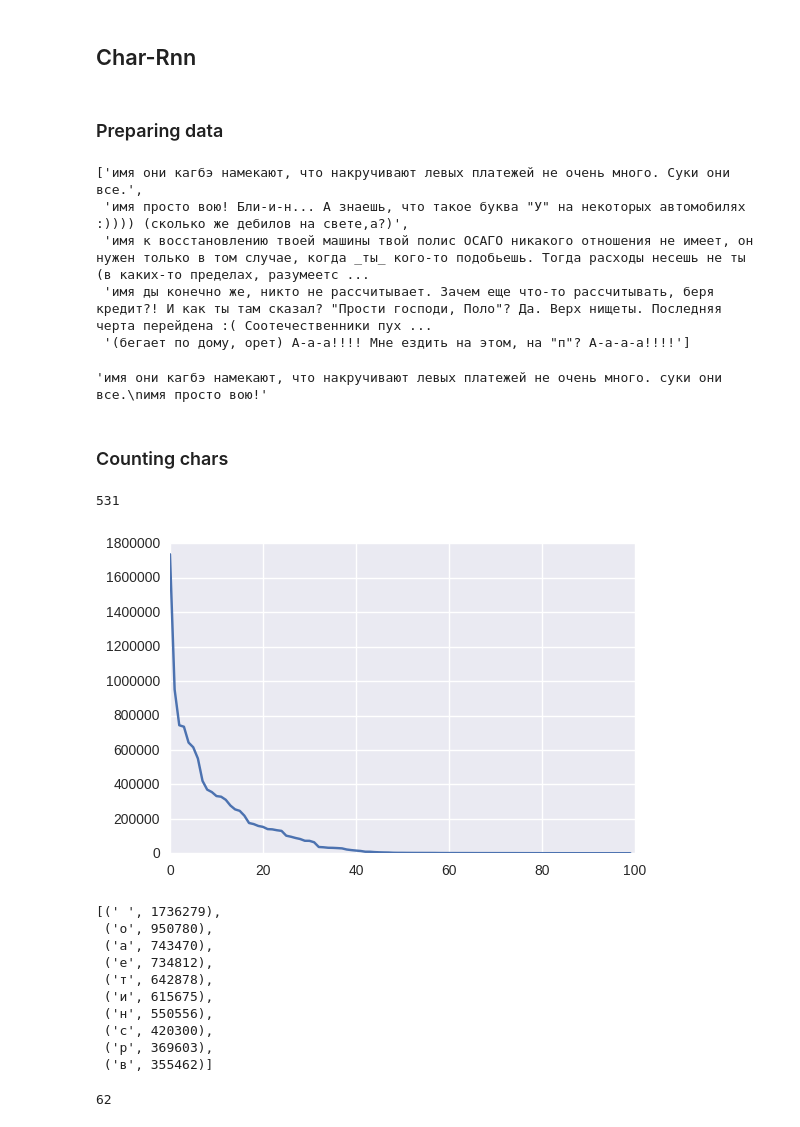
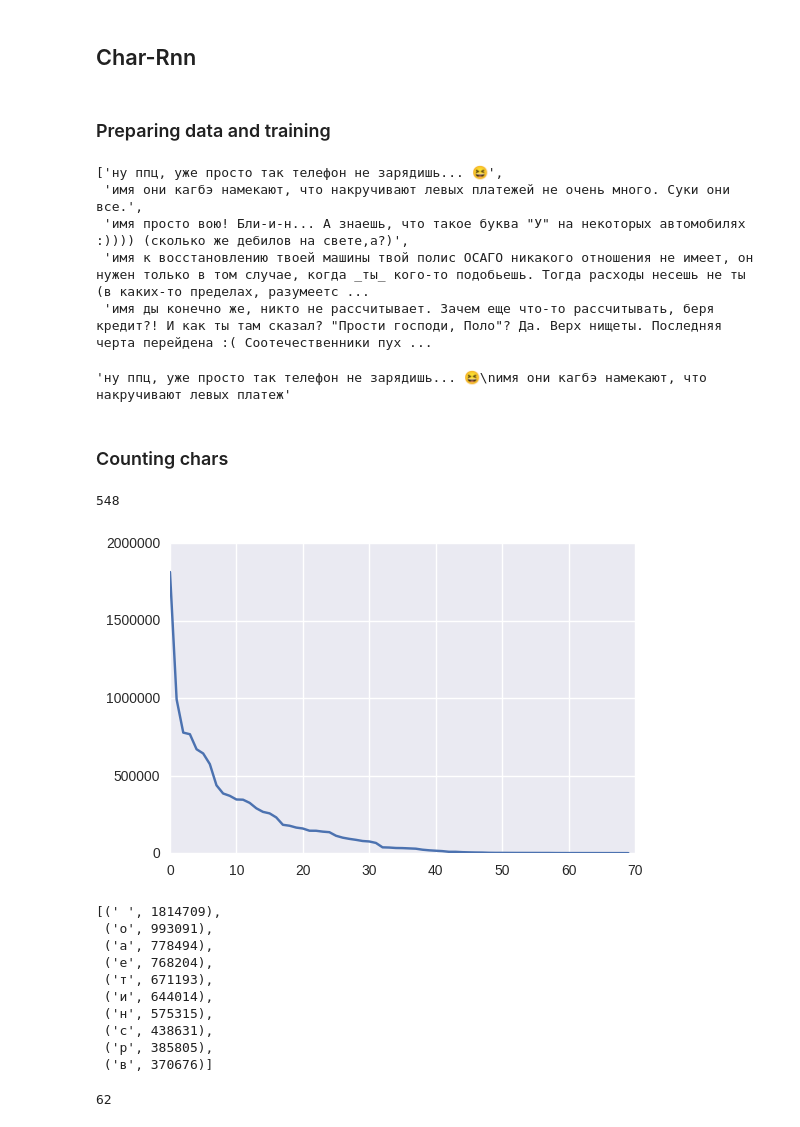
Before and after one commit to EvgenyKashin/CommentsAnalysis, a Jupyter notebook: comments_both.ipynb, the cells around one changed output. Saved outputs shown, nothing was run; the diff lists cells and outputs as text; code cells hidden in the pictures.

```diff
--- a/comments_both.ipynb
+++ b/comments_both.ipynb
@@ -684,7 +794,7 @@ len(comments_list)
 # %% [markdown]
 ## Char-Rnn
 # %% [markdown]
-### Preparing data
+### Preparing data and training
 # %%
 from collections import Counter
 from keras.models import Sequential
@@ -695,16 +805,16 @@ import string
 # %%
 comments_for_char = []
 for l, c in zip(comments_lenghts, comments_list):
-    if l > 50:
+    if l > 45:
         comments_for_char.append(c)
 # %%
 comments_for_char[:5]
 # %% [output]
-['имя они кагбэ намекают, что накручивают левых платежей не очень много. Суки они все.',
+['ну ппц, уже просто так телефон не зарядишь... 😆',
+ 'имя они кагбэ намекают, что накручивают левых платежей не очень много. Суки они все.',
  'имя просто вою! Бли-и-н... А знаешь, что такое буква "У" на некоторых автомобилях :)))) (сколько же дебилов на свете,а?)',
  'имя к восстановлению твоей машины твой полис ОСАГО никакого отношения не имеет, он нужен только в том случае, когда _ты_ кого-то подобьешь. Тогда расходы несешь не ты (в каких-то пределах, разумеетс ...
  'имя ды конечно же, никто не рассчитывает. Зачем еще что-то рассчитывать, беря кредит?! И как ты там сказал? "Прости господи, Поло"? Да. Верх нищеты. Последняя черта перейдена :( Соотечественники пух ...
- '(бегает по дому, орет) А-а-а!!!! Мне ездить на этом, на "п"? А-а-а-а!!!!']
 # %%
 joined_text = ''
 for c in comments_for_char:
@@ -712,7 +822,7 @@ for c in comments_for_char:
 # %%
 joined_text[:100]
 # %% [output]
-'имя они кагбэ намекают, что накручивают левых платежей не очень много. суки они все.\nимя просто вою!'
+'ну ппц, уже просто так телефон не зарядишь... 😆\nимя они кагбэ намекают, что накручивают левых платеж'
 # %% [markdown]
 ### Counting chars
 # %%
@@ -720,24 +830,24 @@ counter = Counter(joined_text)
 # %%
 len(counter.values())
 # %% [output]
-531
+548
 # %%
-plt.plot(range(len(counter.values()))[:100], [x[1] for x in counter.most_common()[:100]]);
+plt.plot(range(len(counter.values()))[:70], [x[1] for x in counter.most_common()[:70]]);
 # %% [output]
-[figure, old version]
+[figure, new version]
 # %%
 counter.most_common(10)
 # %% [output]
-[(' ', 1736279),
- ('о', 950780),
- ('а', 743470),
- ('е', 734812),
- ('т', 642878),
- ('и', 615675),
- ('н', 550556),
- ('с', 420300),
- ('р', 369603),
- ('в', 355462)]
+[(' ', 1814709),
+ ('о', 993091),
+ ('а', 778494),
+ ('е', 768204),
+ ('т', 671193),
+ ('и', 644014),
+ ('н', 575315),
+ ('с', 438631),
+ ('р', 385805),
+ ('в', 370676)]
 # %%
 char_set = sorted([c[0] for c in counter.most_common(70) if c[0] not in string.ascii_lowercase])
 # %%
```
Also changed, not shown: parts of 168 cells of this notebook, 8 other files.
